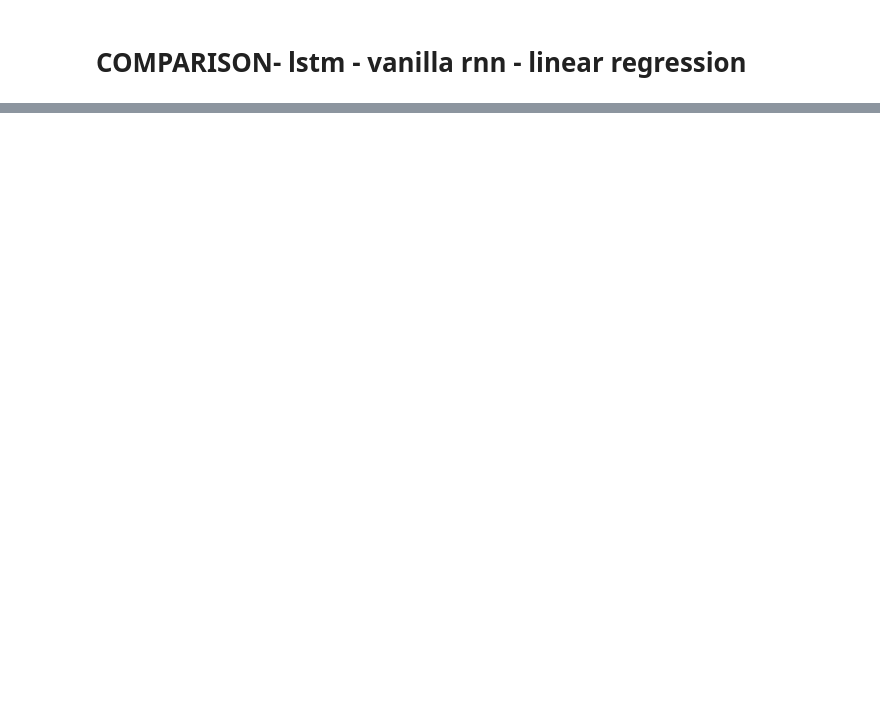
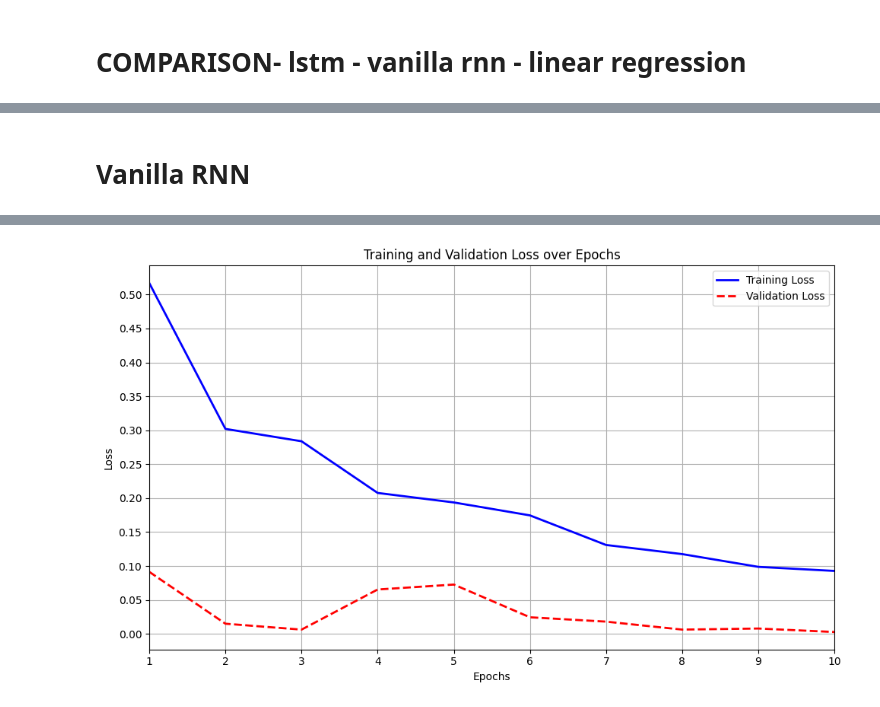
Before and after one commit to Jagoda222/DeepLcourse, a Jupyter notebook: laserproject.ipynb, the cells around one changed output, grey strips where cells are left out. Cells and saved outputs as stored; diff of their text form; code cells hidden in the pictures; blank space fills up the shorter version.

```diff
--- a/laserproject.ipynb
+++ b/laserproject.ipynb
@@ -383 +396,3 @@ Vanilla RNN - MSE: 0.0036, MAE: 0.0491
 Linear Regression - MSE: 0.0031, MAE: 0.0413
+# %% [markdown]
+# Vanilla RNN
@@ -383,0 +425,36 @@ Linear Regression - MSE: 0.0031, MAE: 0.0413
+# %%
+
+# Set y-axis tick interval
+X_train, y_train, X_val, y_val = prepare_data_simple(Xtrain, lookback=20)
+
+rnn_model = build_rnn_model(
+    input_shape=(X_train.shape[1], 1),
+    num_layers=4,
+    units_per_layer=64,
+    dropout_rate=0.2  # For a baseline, you might set this to 0
+)
+history = rnn_model.fit(X_train, y_train, epochs=10, batch_size=32, validation_data=(X_val, y_val))
+
+train_loss = history.history['loss']
+val_loss = history.history['val_loss']
+
+epochs = range(1, len(train_loss) + 1)
+
+# Create the plot
+plt.figure(figsize=(10, 6))
+plt.plot(epochs, train_loss, label='Training Loss', color='blue', linewidth=2)
+plt.plot(epochs, val_loss, label='Validation Loss', color='red', linestyle='--', linewidth=2)
+plt.title('Training and Validation Loss over Epochs')
+plt.xlabel('Epochs')
+plt.ylabel('Loss')
+plt.legend()
+
+# Set the x-axis limits (optional, if you want it between 1 and 10)
+plt.xlim(1, 10)
+plt.gca().yaxis.set_major_locator(MultipleLocator(0.05))
+
+
+plt.grid(True)
+plt.tight_layout()
+plt.show()
+# %% [output]
@@ -383,0 +481 @@ Linear Regression - MSE: 0.0031, MAE: 0.0413
+[figure, added]
```
Also changed, not shown: parts of 11 cells of this notebook.
